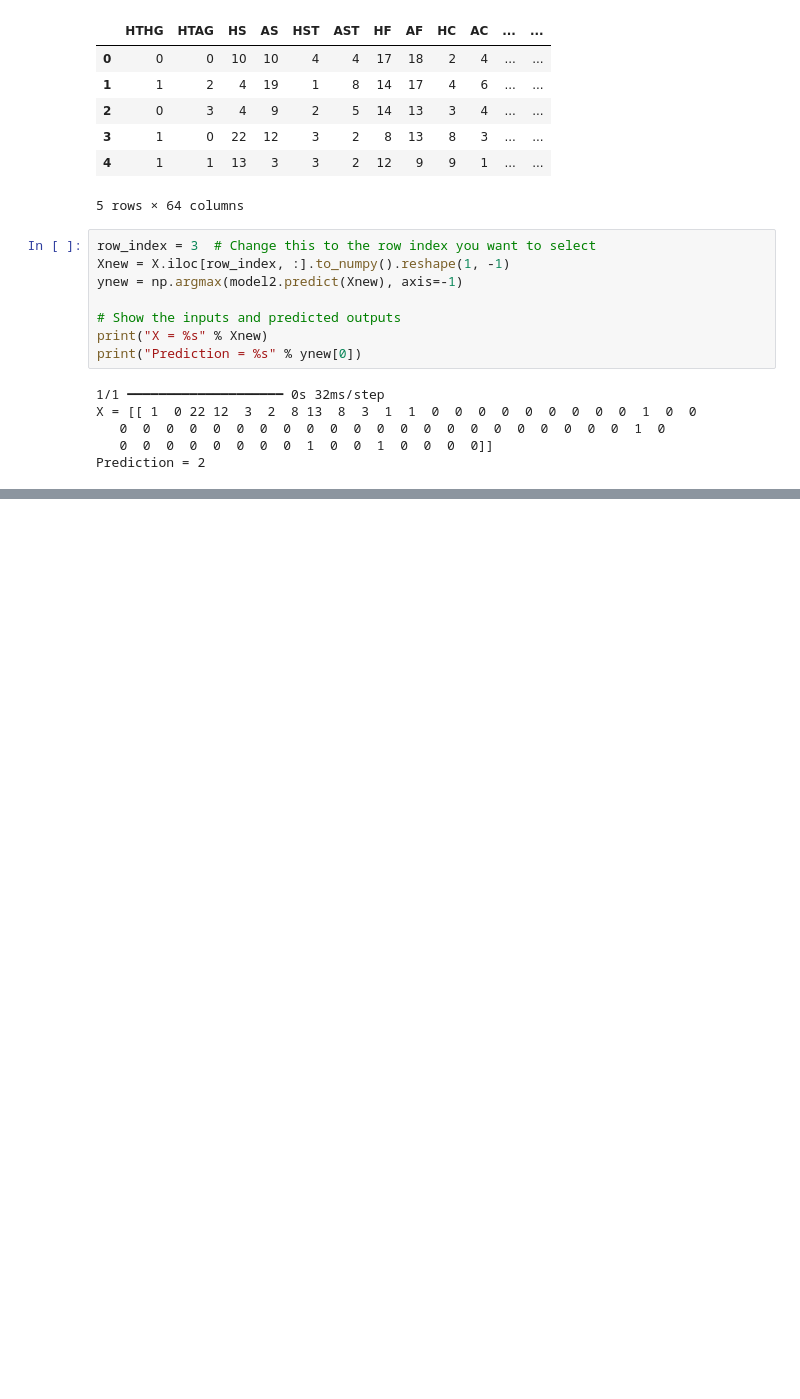
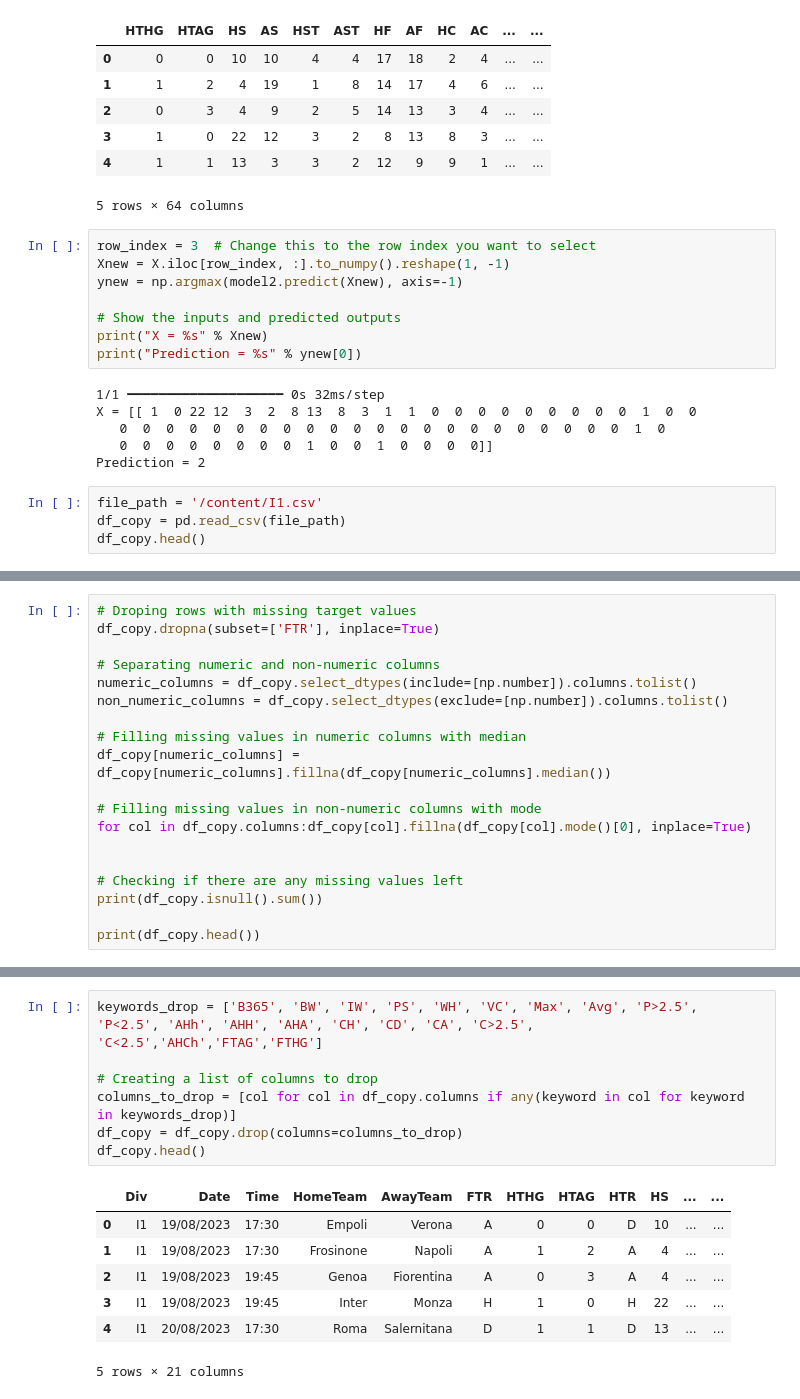
Before and after one commit to vv7ishere/Seria-A_prediction, a Jupyter notebook: seria.ipynb, the cells around one changed output, grey strips where cells are left out. Drawn from its saved outputs; the diff is of its cells as text; blank space fills up the shorter version.

```diff
--- a/seria.ipynb
+++ b/seria.ipynb
@@ -802,3 +801,7 @@ X = [[ 1  0 22 12  3  2  8 13  8  3  1  1  0  0  0  0  0  0  0  0  0  1  0  0
    0  0  0  0  0  0  0  0  0  0  0  0  0  0  0  0  0  0  0  0  0  0  1  0
    0  0  0  0  0  0  0  0  1  0  0  1  0  0  0  0]]
 Prediction = 2
+# %%
+file_path = '/content/I1.csv'
+df_copy = pd.read_csv(file_path)
+df_copy.head()
@@ -804,0 +816,19 @@ Prediction = 2
+# %%
+# Droping rows with missing target values
+df_copy.dropna(subset=['FTR'], inplace=True)
+
+# Separating numeric and non-numeric columns
+numeric_columns = df_copy.select_dtypes(include=[np.number]).columns.tolist()
+non_numeric_columns = df_copy.select_dtypes(exclude=[np.number]).columns.tolist()
+
+# Filling missing values in numeric columns with median
+df_copy[numeric_columns] = df_copy[numeric_columns].fillna(df_copy[numeric_columns].median())
+
+# Filling missing values in non-numeric columns with mode
+for col in df_copy.columns:df_copy[col].fillna(df_copy[col].mode()[0], inplace=True)
+
+
+# Checking if there are any missing values left
+print(df_copy.isnull().sum())
+
+print(df_copy.head())
@@ -804,0 +853,15 @@ Prediction = 2
+# %%
+keywords_drop = ['B365', 'BW', 'IW', 'PS', 'WH', 'VC', 'Max', 'Avg', 'P>2.5', 'P<2.5', 'AHh', 'AHH', 'AHA', 'CH', 'CD', 'CA', 'C>2.5', 'C<2.5','AHCh','FTAG','FTHG']
+
+# Creating a list of columns to drop
+columns_to_drop = [col for col in df_copy.columns if any(keyword in col for keyword in keywords_drop)]
+df_copy = df_copy.drop(columns=columns_to_drop)
+df_copy.head()
+# %% [output]
+|  | Div | Date | Time | HomeTeam | AwayTeam | FTR | HTHG | HTAG | HTR | HS | ... | ... |
+| 0 | I1 | 19/08/2023 | 17:30 | Empoli | Verona | A | 0 | 0 | D | 10 | ... | ... |
+| 1 | I1 | 19/08/2023 | 17:30 | Frosinone | Napoli | A | 1 | 2 | A | 4 | ... | ... |
+| 2 | I1 | 19/08/2023 | 19:45 | Genoa | Fiorentina | A | 0 | 3 | A | 4 | ... | ... |
+| 3 | I1 | 19/08/2023 | 19:45 | Inter | Monza | H | 1 | 0 | H | 22 | ... | ... |
+| 4 | I1 | 20/08/2023 | 17:30 | Roma | Salernitana | D | 1 | 1 | D | 13 | ... | ... |
+5 rows × 21 columns
```
Also changed, not shown: parts of 20 cells of this notebook.
